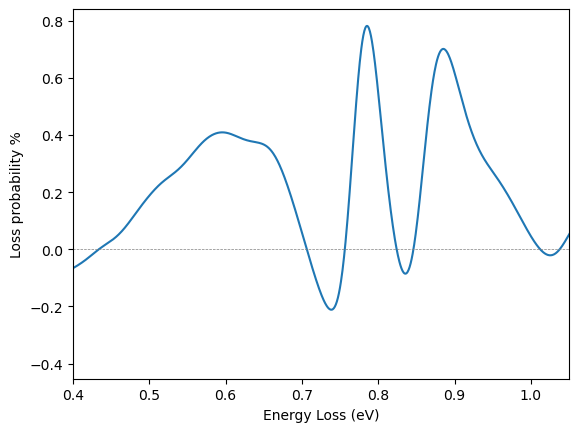
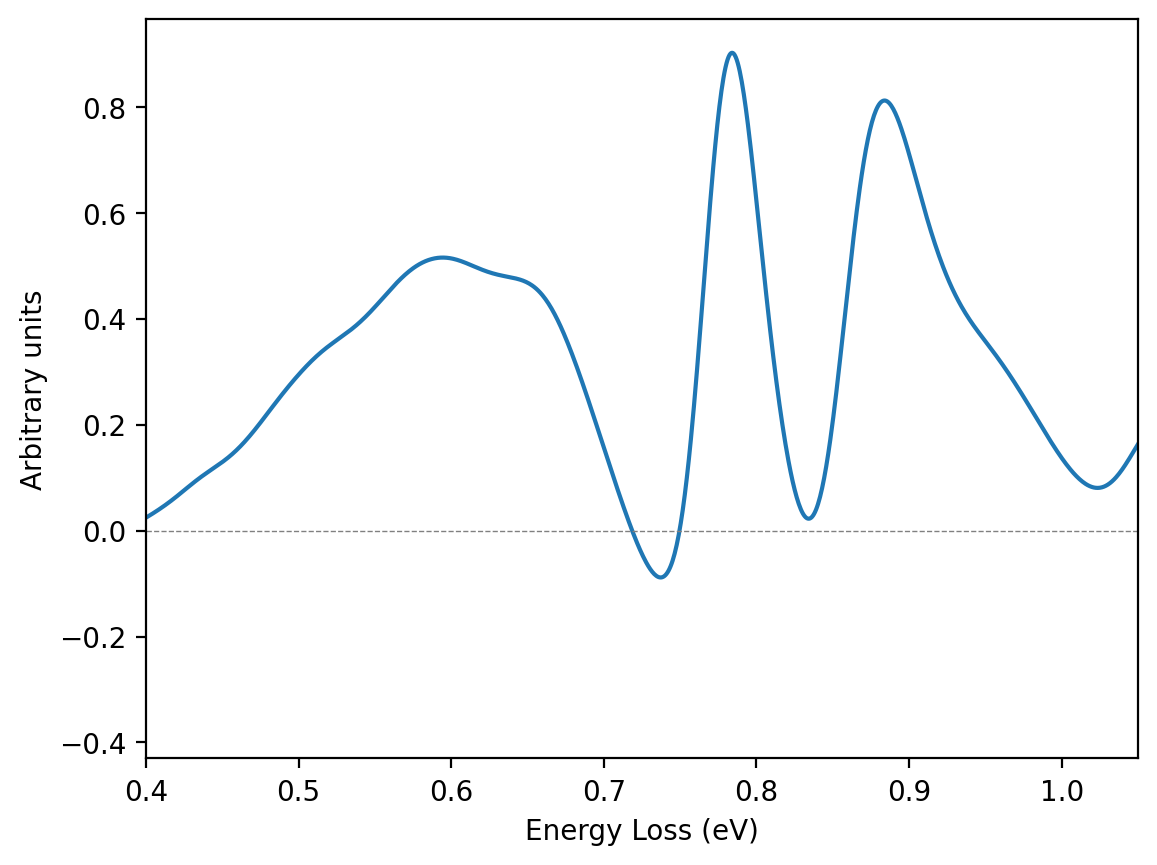
The notebook cell's code change between the first figure and the second:
--- before
+++ after
@@ -1,7 +1,7 @@
-plt.figure()
+plt.figure(dpi=200)
 plt.plot(freqs_ext[int(1.04*N):]*h_bar/q_e, Gamma_c[int(1.04*N):])
 plt.hlines(y=0,xmin=0,xmax=2, ls='--', lw=0.5, color='grey')
 plt.xlabel('Energy Loss (eV)')
-plt.ylabel('Loss probability %')
+plt.ylabel('Arbitrary units')
 plt.xlim((0.4,1.05))
 # plt.ylim(ymin=-0.02,ymax=0.17)

Commit: Fixed passing slab thickness argument and added slot width argument